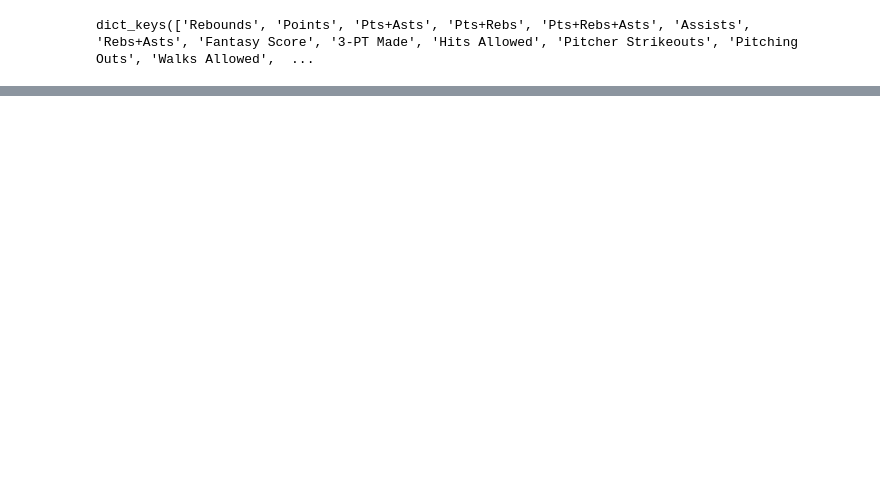
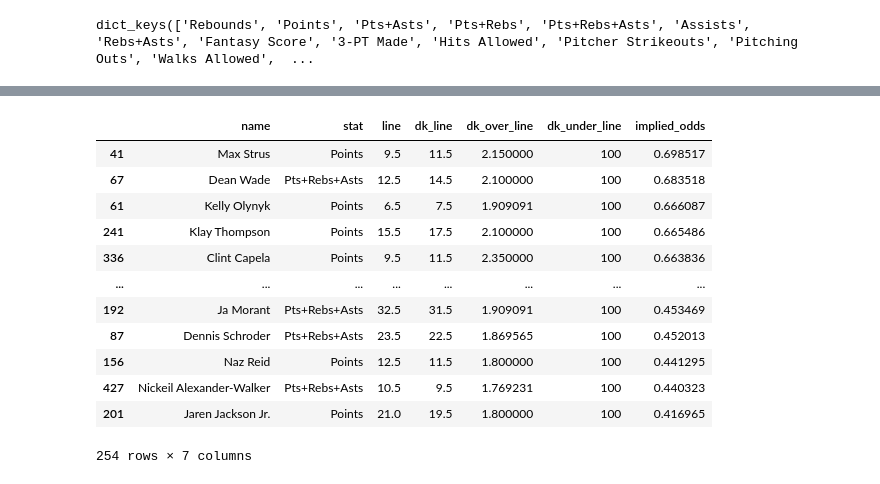
Before and after one commit to akann0/soccer-betting, a Jupyter notebook: ncaa_march_madness_bets/compare_dk_pp_lines.ipynb, the cells around one changed output, grey strips where cells are left out. Saved outputs shown, nothing was run; the diff lists cells and outputs as text; code cells hidden in the pictures; blank space fills up the shorter version.

```diff
--- a/ncaa_march_madness_bets/compare_dk_pp_lines.ipynb
+++ b/ncaa_march_madness_bets/compare_dk_pp_lines.ipynb
@@ -263,3 +333,19 @@ results_df
+# %%
+results_df.sort_values(by="implied_odds", ascending=False)
+# %% [output]
+|  | name | stat | line | dk_line | dk_over_line | dk_under_line | implied_odds |
+| 41 | Max Strus | Points | 9.5 | 11.5 | 2.150000 | 100 | 0.698517 |
+| 67 | Dean Wade | Pts+Rebs+Asts | 12.5 | 14.5 | 2.100000 | 100 | 0.683518 |
+| 61 | Kelly Olynyk | Points | 6.5 | 7.5 | 1.909091 | 100 | 0.666087 |
+| 241 | Klay Thompson | Points | 15.5 | 17.5 | 2.100000 | 100 | 0.665486 |
+| 336 | Clint Capela | Points | 9.5 | 11.5 | 2.350000 | 100 | 0.663836 |
+| ... | ... | ... | ... | ... | ... | ... | ... |
+| 192 | Ja Morant | Pts+Rebs+Asts | 32.5 | 31.5 | 1.909091 | 100 | 0.453469 |
+| 87 | Dennis Schroder | Pts+Rebs+Asts | 23.5 | 22.5 | 1.869565 | 100 | 0.452013 |
+| 156 | Naz Reid | Points | 12.5 | 11.5 | 1.800000 | 100 | 0.441295 |
+| 427 | Nickeil Alexander-Walker | Pts+Rebs+Asts | 10.5 | 9.5 | 1.769231 | 100 | 0.440323 |
+| 201 | Jaren Jackson Jr. | Points | 21.0 | 19.5 | 1.800000 | 100 | 0.416965 |
+254 rows × 7 columns
 # %%
 results_df = results_df[results_df['line'] == results_df['dk_line']]
 results_df.sort_values(by='dk_over_line', ascending=True)
```
Also changed, not shown: parts of 19 cells of this notebook, 14 other files.
